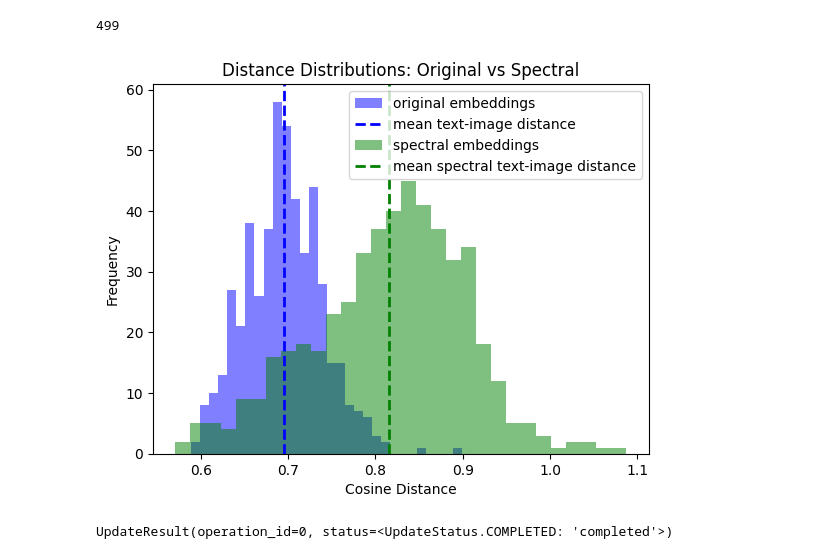
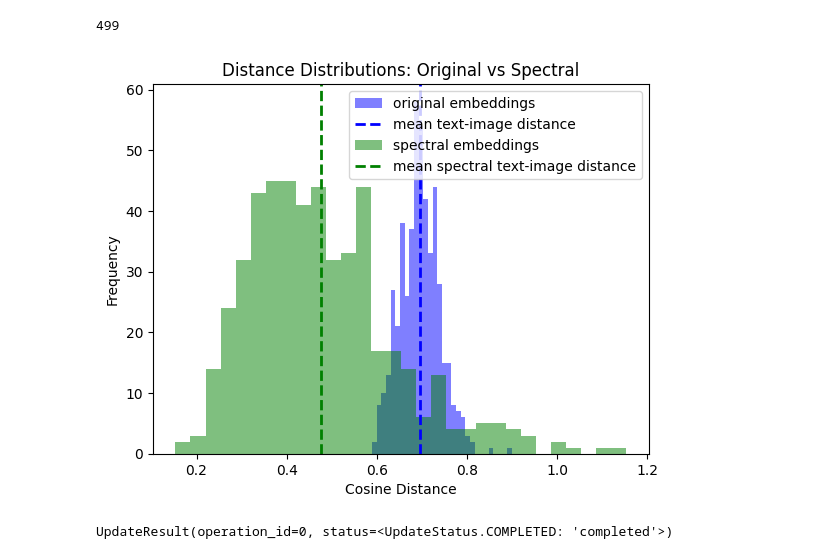
Before and after one commit to tharvus/image-rag-pipeline, a Jupyter notebook: full_pipeline_not_final.ipynb, the cells around one changed output. Cells and saved outputs as stored; diff of their text form; code cells hidden in the pictures.

Commit message:
fixed spectral embeddings code and bug in calling recall function

```diff
--- a/full_pipeline_not_final.ipynb
+++ b/full_pipeline_not_final.ipynb
@@ -255,36 +286,39 @@ plt.axvline(global_mean, color='blue', linestyle='dashed', linewidth=2,
 embeddings_norm = normalize(embeddings, axis=1)
 text_embeddings_norm = normalize(text_embeddings, axis=1)
 
-spectral_output_dimension = 2 ** (math.floor(math.log2(dimension)))
+# spectral_output_dimension = 2 ** (math.floor(math.log2(dimension)))
+n_nodes = len(embeddings_norm) + len(text_embeddings_norm)
+spectral_output_dimension = min(64, n_nodes - 2)
+# spectral_output_dimension = min(64, spectral_combined_output.shape[0] - 2)
 
 spectral_combined_output = compute_spectral_embedding(
     image_embeddings=embeddings_norm,
     text_embeddings=text_embeddings_norm,
     n_components=spectral_output_dimension
 )
 
 spectral_image_embeddings = spectral_combined_output[:len(embeddings_norm)]
 spectral_text_embeddings = spectral_combined_output[len(embeddings_norm):]
 
 spectral_image_embeddings = normalize(spectral_image_embeddings, axis=1)
 spectral_text_embeddings = normalize(spectral_text_embeddings, axis=1)
 
 spectral_distances = cosine_distances(spectral_image_embeddings, spectral_text_embeddings)
 spectral_gt_distances = np.diag(spectral_distances)
 spectral_global_mean = np.mean(spectral_gt_distances)
 
 plt.hist(spectral_gt_distances, bins=30, alpha=0.5, label="spectral embeddings", color='green')
 plt.axvline(spectral_global_mean, color='green', linestyle='dashed', linewidth=2,
             label=f'mean spectral text-image distance')
 plt.legend()
 plt.title("Distance Distributions: Original vs Spectral")
 plt.xlabel("Cosine Distance")
 plt.ylabel("Frequency")
 plt.show()
 
 #A higher mean cosine distance in spectral embeddings isn’t necessarily a problem
 # it’s often a sign the embedding is emphasizing global structure differently and
 # possibly reducing noise or modality gaps in a useful way.
 # %% [output]
-[figure, old version]
+[figure, new version]
 # %%
```
Also changed, not shown: parts of 7 cells of this notebook, 1 other file.
